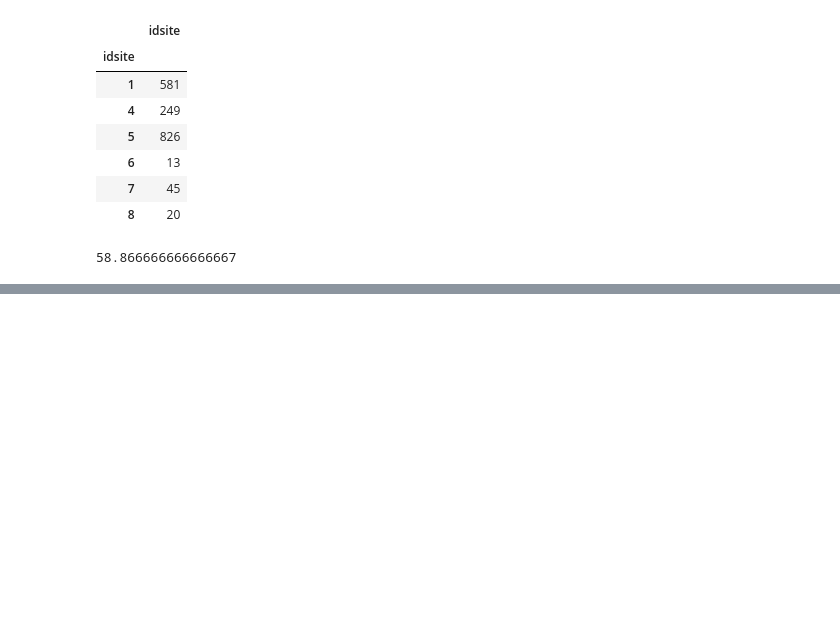
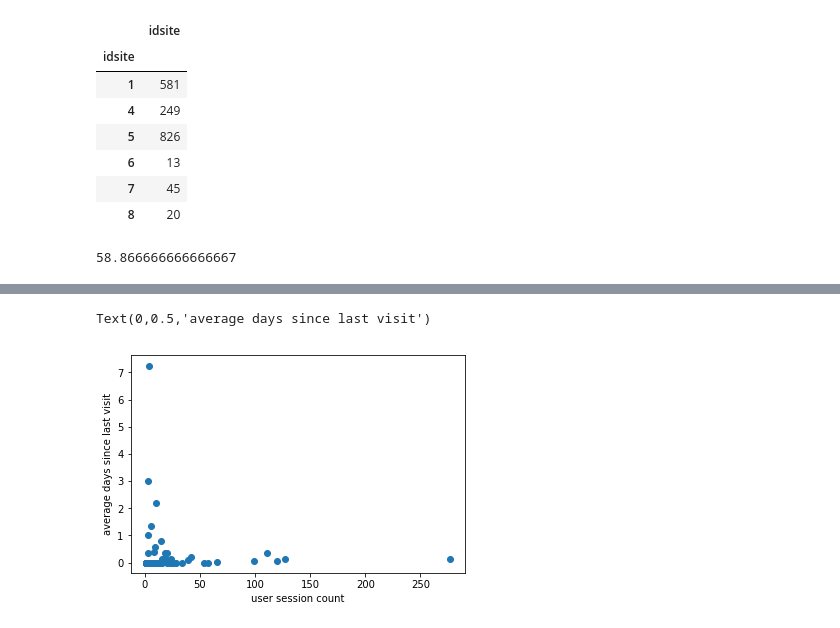
Before and after one commit to zacharyclement/recommendationSystemAPI, a Jupyter notebook: exploratory_data_analysis.ipynb, the cells around one changed output, grey strips where cells are left out. Cells and saved outputs as stored; diff of their text form; code cells hidden in the pictures; blank space fills up the shorter version.

```diff
--- a/exploratory_data_analysis.ipynb
+++ b/exploratory_data_analysis.ipynb
@@ -293,0 +322,2 @@ df_most_actions.iloc[0, :]['visit_total_time']/60
+# %%
+df_scatter = df.groupby(['idvisitor']).agg({'visitor_days_since_last': 'mean', 'idvisitor': 'count'}).sort_values(by='visitor_days_since_last', ascending=False)
@@ -293,0 +336,13 @@ df_most_actions.iloc[0, :]['visit_total_time']/60
+# %%
+x = df_scatter['idvisitor']
+# %%
+y = df_scatter['visitor_days_since_last']
+# %%
+#174 points
+plt.scatter(x,y)
+plt.title('')
+plt.xlabel('user session count')
+plt.ylabel('average days since last visit')
+# %% [output]
+Text(0,0.5,'average days since last visit')
+[figure, added]
```
Also changed, not shown: parts of 8 cells of this notebook, 1 other file.
